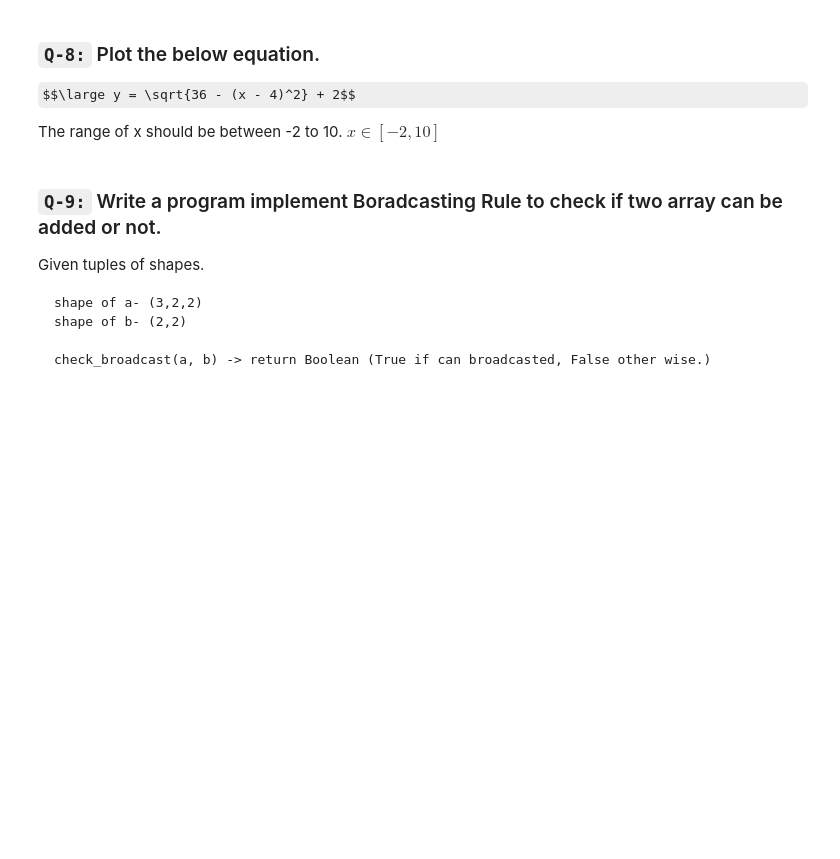
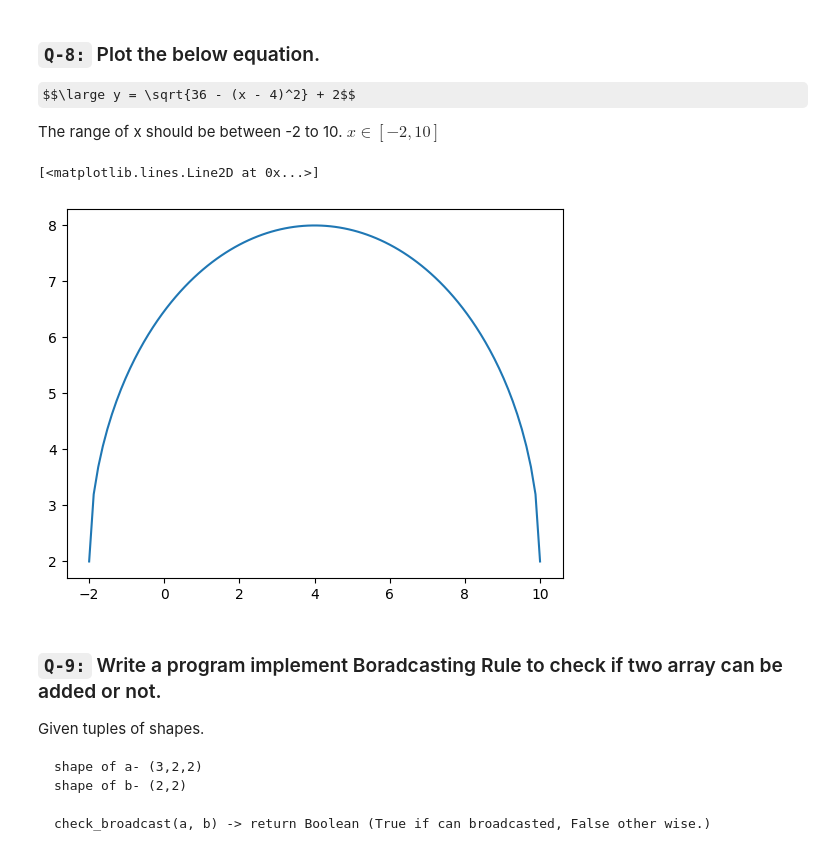
Before and after one commit to singhbhaskar360/Python_ML, a Jupyter notebook: adv_numPY_session_14_task.ipynb, the cells around one changed output. Drawn from its saved outputs; the diff is of its cells as text; code cells hidden in the pictures; some formulas as TeX source; blank space fills up the shorter version.

```diff
--- a/adv_numPY_session_14_task.ipynb
+++ b/adv_numPY_session_14_task.ipynb
@@ -123,3 +167,13 @@ The range of x should be between -2 to 10. $x ∈ [-2, 10]$
+# %%
+# code here
+
+x=np.linspace(-2,10,100)
+
+y=(36-(x-4)**2)**0.5+2
+plt.plot(x,y)
+# %% [output]
+[<matplotlib.lines.Line2D at 0x...>]
+[figure, added]
 # %% [markdown]
 ### `Q-9:` Write a program implement Boradcasting Rule to check if two array can be added or not.
 Given tuples of shapes.
```
Also changed, not shown: parts of 10 cells of this notebook.
